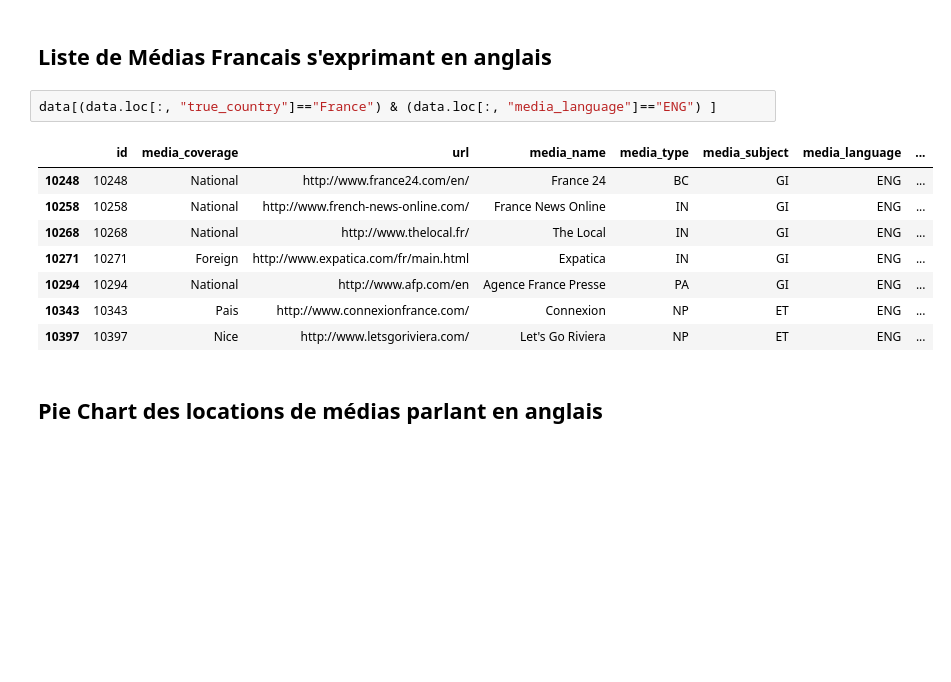
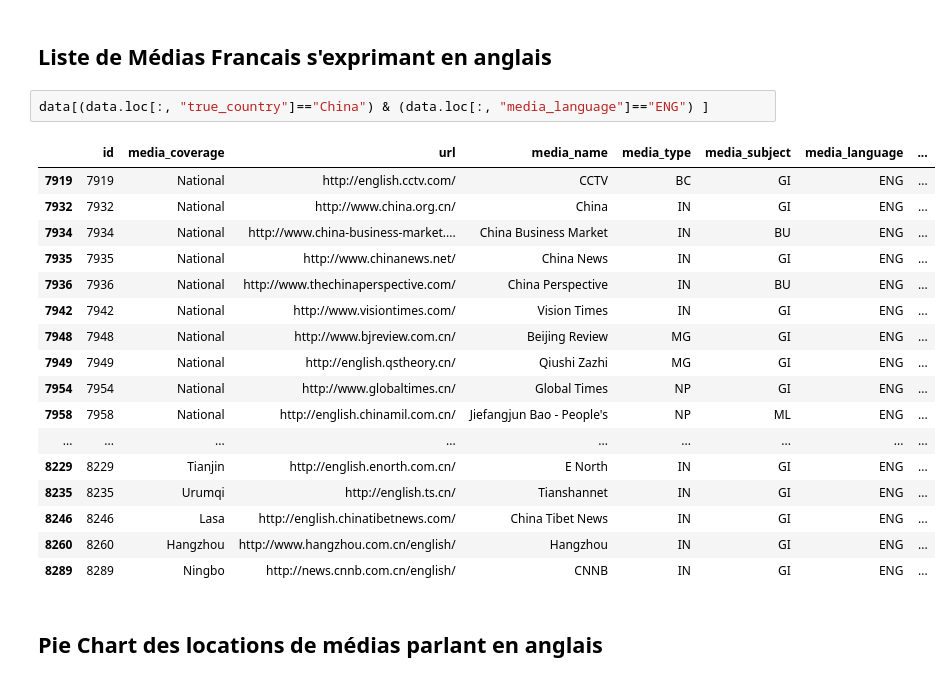
Before and after one commit to PatrickLperso/Suivi_de_narratives, a Jupyter notebook: Notebooks/DataViz_Medias_scrapping.ipynb, the cells around one changed output. Saved outputs shown, nothing was run; the diff lists cells and outputs as text; blank space fills up the shorter version.

```diff
--- a/Notebooks/DataViz_Medias_scrapping.ipynb
+++ b/Notebooks/DataViz_Medias_scrapping.ipynb
@@ -38,16 +38,25 @@ dtype: int64
 # %% [markdown]
 ## Liste de Médias Francais s'exprimant en anglais
 # %%
-data[(data.loc[:, "true_country"]=="France") & (data.loc[:, "media_language"]=="ENG") ]
+data[(data.loc[:, "true_country"]=="China") & (data.loc[:, "media_language"]=="ENG") ]
 # %% [output]
 |  | id | media_coverage | url | media_name | media_type | media_subject | media_language | ... |
-| 10248 | 10248 | National | http://www.france24.com/en/ | France 24 | BC | GI | ENG | ... |
-| 10258 | 10258 | National | http://www.french-news-online.com/ | France News Online | IN | GI | ENG | ... |
-| 10268 | 10268 | National | http://www.thelocal.fr/ | The Local | IN | GI | ENG | ... |
-| 10271 | 10271 | Foreign | http://www.expatica.com/fr/main.html | Expatica | IN | GI | ENG | ... |
-| 10294 | 10294 | National | http://www.afp.com/en | Agence France Presse | PA | GI | ENG | ... |
-| 10343 | 10343 | Pais | http://www.connexionfrance.com/ | Connexion | NP | ET | ENG | ... |
-| 10397 | 10397 | Nice | http://www.letsgoriviera.com/ | Let's Go Riviera | NP | ET | ENG | ... |
+| 7919 | 7919 | National | http://english.cctv.com/ | CCTV | BC | GI | ENG | ... |
+| 7932 | 7932 | National | http://www.china.org.cn/ | China | IN | GI | ENG | ... |
+| 7934 | 7934 | National | http://www.china-business-market.... | China Business Market | IN | BU | ENG | ... |
+| 7935 | 7935 | National | http://www.chinanews.net/ | China News | IN | GI | ENG | ... |
+| 7936 | 7936 | National | http://www.thechinaperspective.com/ | China Perspective | IN | BU | ENG | ... |
+| 7942 | 7942 | National | http://www.visiontimes.com/ | Vision Times | IN | GI | ENG | ... |
+| 7948 | 7948 | National | http://www.bjreview.com.cn/ | Beijing Review | MG | GI | ENG | ... |
+| 7949 | 7949 | National | http://english.qstheory.cn/ | Qiushi Zazhi | MG | GI | ENG | ... |
+| 7954 | 7954 | National | http://www.globaltimes.cn/ | Global Times | NP | GI | ENG | ... |
+| 7958 | 7958 | National | http://english.chinamil.com.cn/ | Jiefangjun Bao - People's | NP | ML | ENG | ... |
+| ... | ... | ... | ... | ... | ... | ... | ... | ... |
+| 8229 | 8229 | Tianjin | http://english.enorth.com.cn/ | E North | IN | GI | ENG | ... |
+| 8235 | 8235 | Urumqi | http://english.ts.cn/ | Tianshannet | IN | GI | ENG | ... |
+| 8246 | 8246 | Lasa | http://english.chinatibetnews.com/ | China Tibet News | IN | GI | ENG | ... |
+| 8260 | 8260 | Hangzhou | http://www.hangzhou.com.cn/english/ | Hangzhou | IN | GI | ENG | ... |
+| 8289 | 8289 | Ningbo | http://news.cnnb.com.cn/english/ | CNNB | IN | GI | ENG | ... |
 # %% [markdown]
 ## Pie Chart des locations de médias parlant en anglais
 # %%
```
Also changed, not shown: 2 other files.
